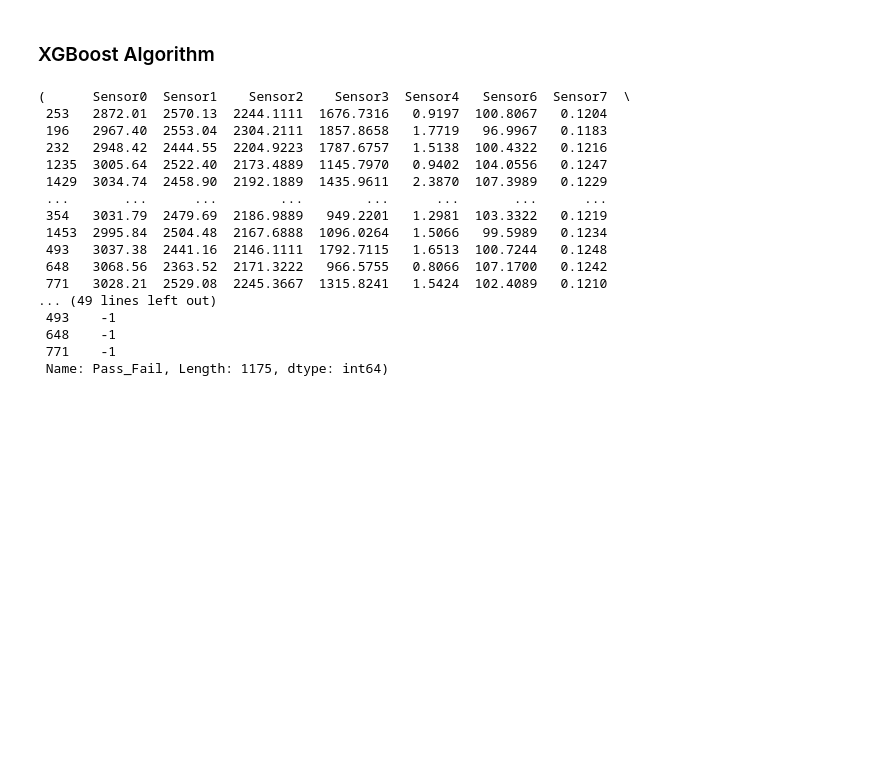
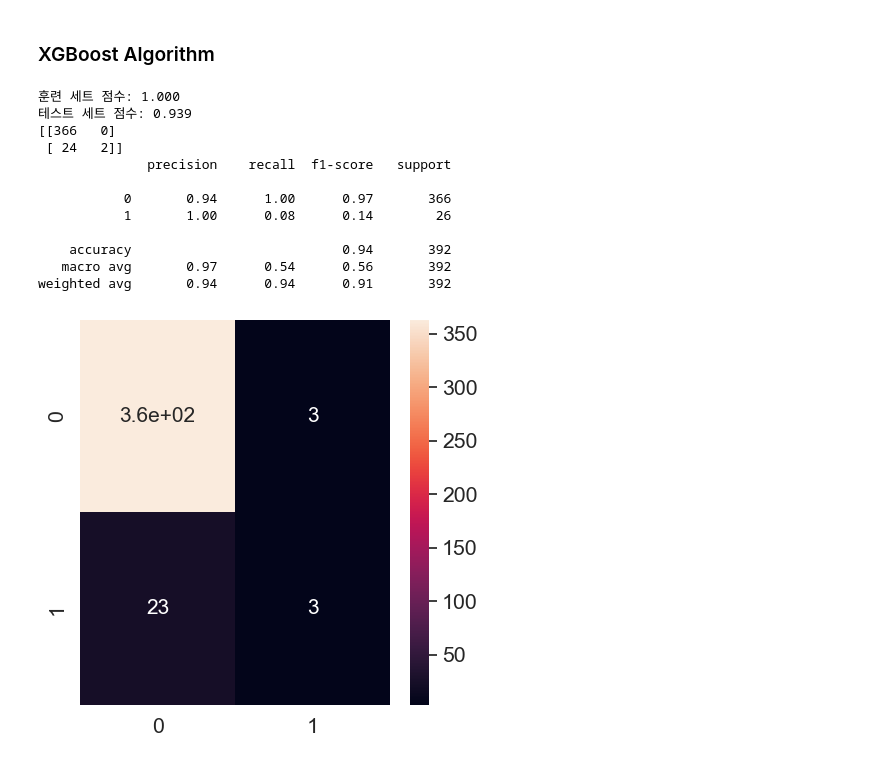
Before and after one commit to pasin7793/Semiconductor-Data, a Jupyter notebook: code/semiconductor_defect.ipynb, the cells around one changed output. Cells and saved outputs as stored; diff of their text form; code cells hidden in the pictures; blank space fills up the shorter version.

Commit message:
⚡️ XGBoost Formatting

```diff
--- a/code/semiconductor_defect.ipynb
+++ b/code/semiconductor_defect.ipynb
@@ -351,31 +364,35 @@ weighted avg       0.91      0.93      0.91       392
 # %% [markdown]
 ### XGBoost Algorithm
 # %%
+y_train_xgb = y_train.replace(-1,0)
+y_test_xgb = y_test.replace(-1,0)
+
 model_xgb = XGBClassifier(random_state=1)
-model_xgb.fit(X_train, y_train)
+model_xgb.fit(X_train, y_train_xgb)
 
-y_pred = model_xgb.predict(X_test)
+y_pred_xgb = model_xgb.predict(X_test)
 
-print("훈련 세트 점수: {:.3f}".format(model_xgb.score(X_train, y_train)))
-print("테스트 세트 점수:{:.3f}".format(model_xgb.score(X_test, y_test)))
+cm = confusion_matrix(y_test, y_pred)
+plt.rcParams['figure.figsize'] = (5, 5)
+sns.set_theme(style = 'dark', font_scale = 1.4)
+sns.heatmap(cm, annot = True, annot_kws = {"size": 15})
 
-print(confusion_matrix(y_test, y_pred, labels=[-1,1]))
-print(classification_report(y_test, y_pred, labels=[-1,1]))
+print("훈련 세트 점수: {:.3f}".format(model_xgb.score(X_train, y_train_xgb)))
+print("테스트 세트 점수: {:.3f}".format(model_xgb.score(X_test, y_test_xgb)))
+
+print(confusion_matrix(y_test_xgb, y_pred_xgb, labels=[0, 1]))
+print(classification_report(y_test_xgb, y_pred_xgb, labels=[0, 1]))
 # %% [output]
-(      Sensor0  Sensor1    Sensor2    Sensor3  Sensor4   Sensor6  Sensor7  \
- 253   2872.01  2570.13  2244.1111  1676.7316   0.9197  100.8067   0.1204
- 196   2967.40  2553.04  2304.2111  1857.8658   1.7719   96.9967   0.1183
- 232   2948.42  2444.55  2204.9223  1787.6757   1.5138  100.4322   0.1216
- 1235  3005.64  2522.40  2173.4889  1145.7970   0.9402  104.0556   0.1247
- 1429  3034.74  2458.90  2192.1889  1435.9611   2.3870  107.3989   0.1229
- ...       ...      ...        ...        ...      ...       ...      ...
- 354   3031.79  2479.69  2186.9889   949.2201   1.2981  103.3322   0.1219
- 1453  2995.84  2504.48  2167.6888  1096.0264   1.5066   99.5989   0.1234
- 493   3037.38  2441.16  2146.1111  1792.7115   1.6513  100.7244   0.1248
- 648   3068.56  2363.52  2171.3222   966.5755   0.8066  107.1700   0.1242
- 771   3028.21  2529.08  2245.3667  1315.8241   1.5424  102.4089   0.1210
-... (49 lines left out)
- 493    -1
- 648    -1
- 771    -1
- Name: Pass_Fail, Length: 1175, dtype: int64)
+훈련 세트 점수: 1.000
+테스트 세트 점수: 0.939
+[[366   0]
+ [ 24   2]]
+              precision    recall  f1-score   support
+
+           0       0.94      1.00      0.97       366
+           1       1.00      0.08      0.14        26
+
+    accuracy                           0.94       392
+   macro avg       0.97      0.54      0.56       392
+weighted avg       0.94      0.94      0.91       392
+[figure, added]
```
Also changed, not shown: parts of 3 cells of this notebook.
